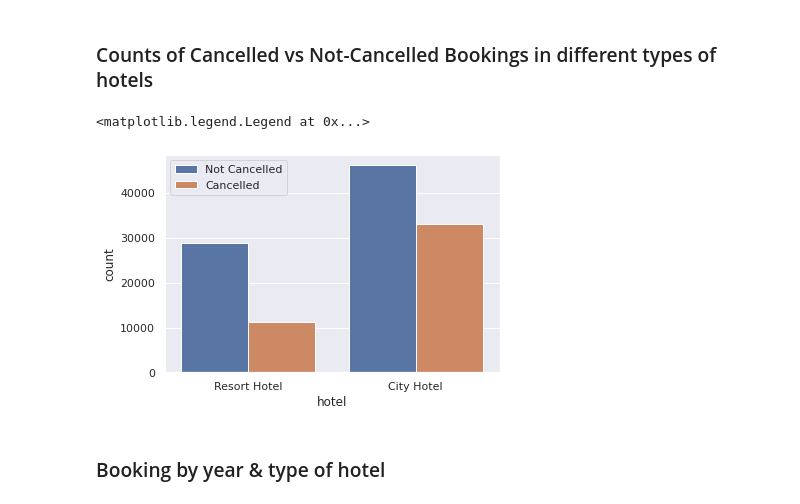
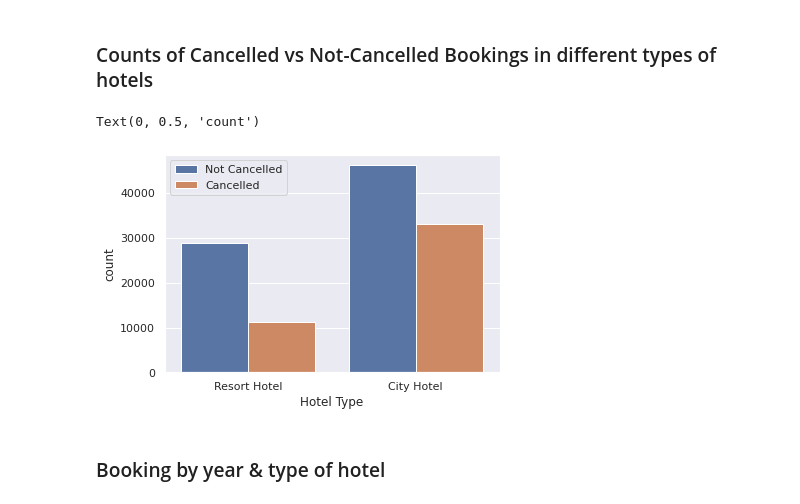
Before and after one commit to ayush9304/Hotel-Booking-Analysis-EDA, a Jupyter notebook: Hotel_Booking_Analysis_EDA.ipynb, the cells around one changed output. Drawn from its saved outputs; the diff is of its cells as text; code cells hidden in the pictures.

```diff
--- a/Hotel_Booking_Analysis_EDA.ipynb
+++ b/Hotel_Booking_Analysis_EDA.ipynb
@@ -81,9 +84,11 @@ More bookings are made in City Hotels than Resort Hotel
 # %%
 sns.countplot(x='hotel', hue='is_canceled', data=df)
 plt.legend(['Not Cancelled', 'Cancelled'])
+plt.xlabel("Hotel Type")
+plt.ylabel("count")
 # %% [output]
-<matplotlib.legend.Legend at 0x...>
+Text(0, 0.5, 'count')
-[figure, old version]
+[figure, new version]
 # %% [markdown]
 ### Booking by year & type of hotel
 # %%
```
Also changed, not shown: parts of 3 cells of this notebook.
